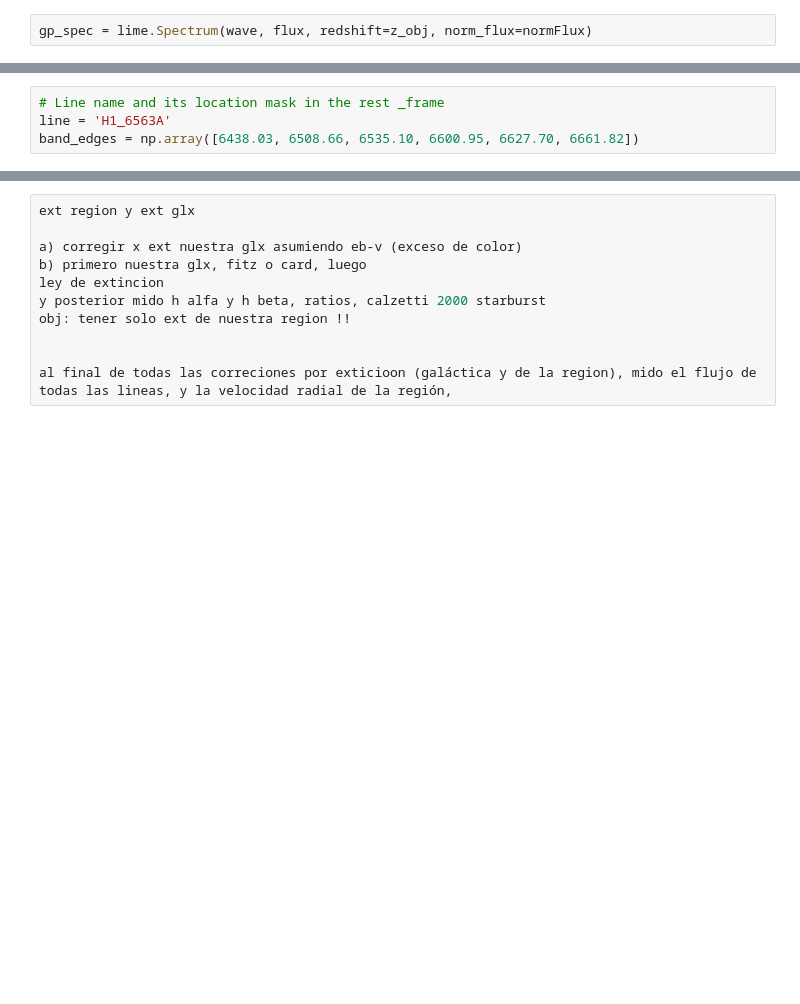
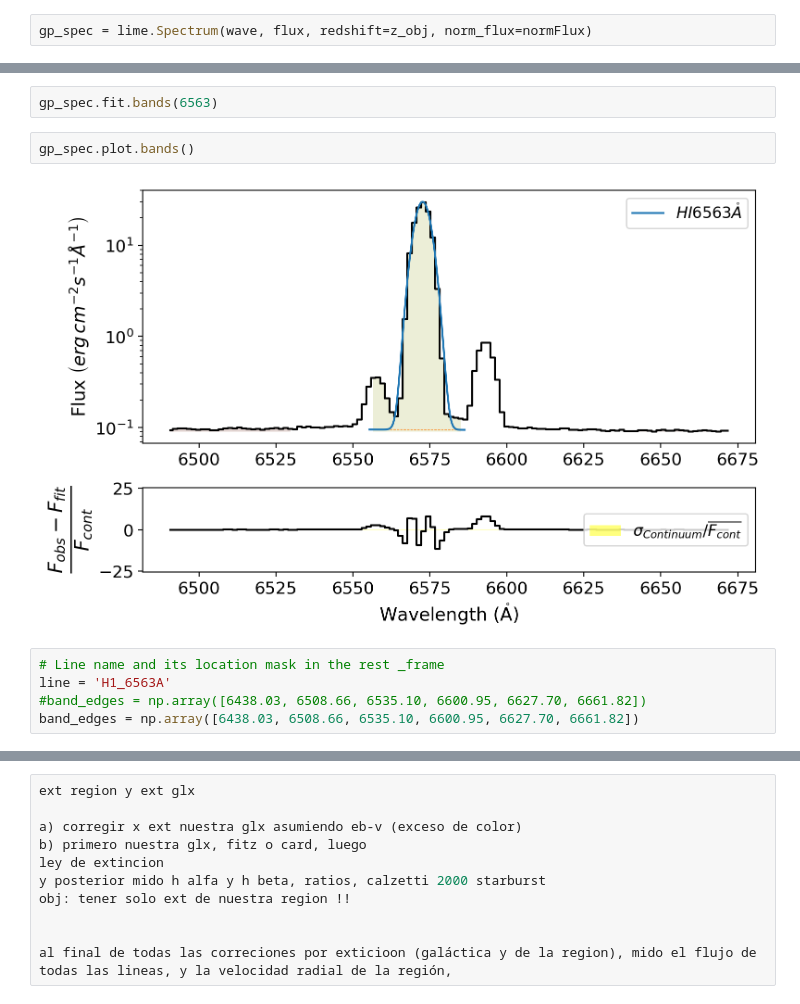
Before and after one commit to blnblnbln/TESIS, a Jupyter notebook: codes/flux.ipynb, the cells around one changed output, grey strips where cells are left out. Cells and saved outputs as stored; diff of their text form; blank space fills up the shorter version.

```diff
--- a/codes/flux.ipynb
+++ b/codes/flux.ipynb
@@ -35,6 +36,13 @@ gp_spec.plot.spectrum(label='NGC1313')
+# %%
+gp_spec.fit.bands(6563)
+# %%
+gp_spec.plot.bands()
+# %% [output]
+[figure, added]
 # %%
 # Line name and its location mask in the rest _frame
 line = 'H1_6563A'
+#band_edges = np.array([6438.03, 6508.66, 6535.10, 6600.95, 6627.70, 6661.82])
 band_edges = np.array([6438.03, 6508.66, 6535.10, 6600.95, 6627.70, 6661.82])
 # %%
 # Run the fitting and plot it
```
Also changed, not shown: parts of 6 cells of this notebook.
